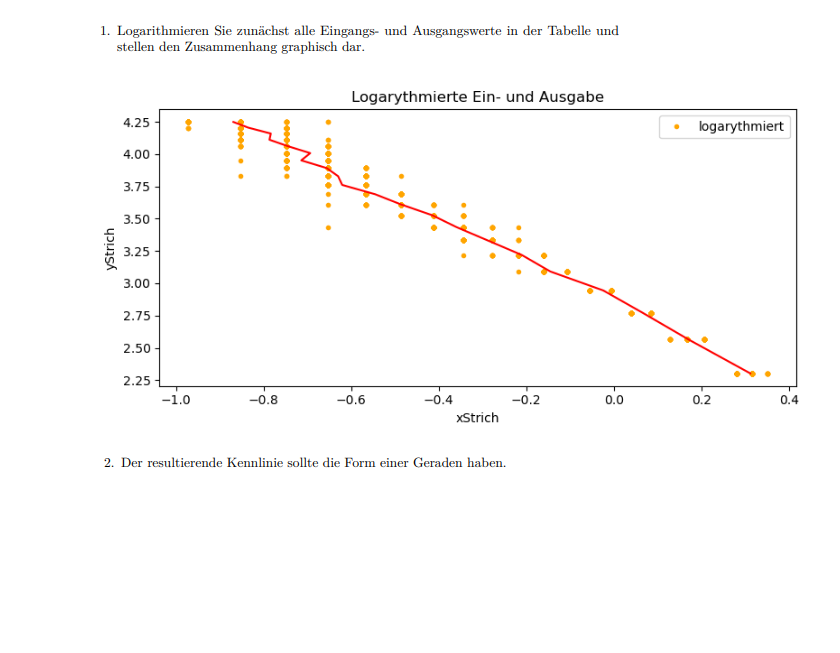
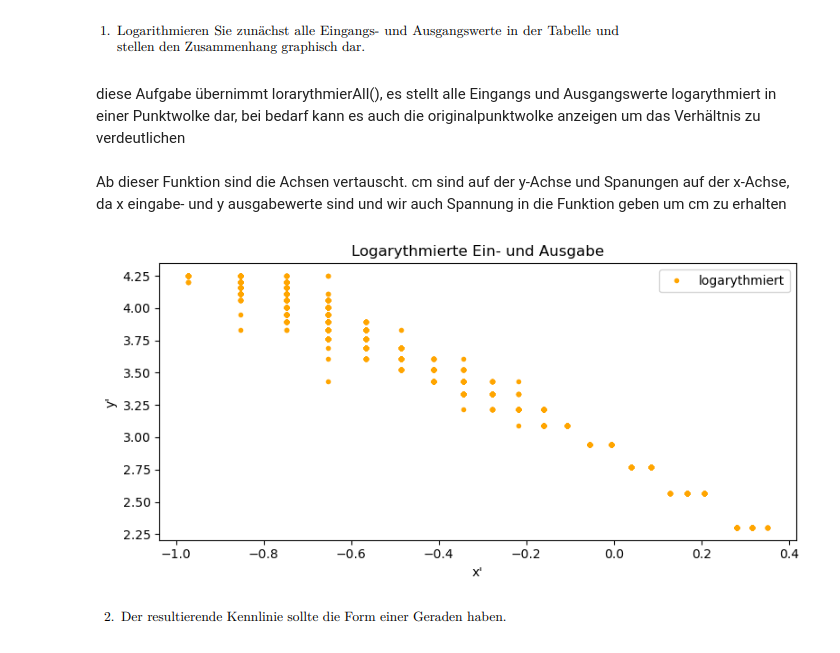
Before and after one commit to NikitaKusch01/TechGrudeKI, a Jupyter notebook: Labor1/datenverarbeitung.ipynb, the cells around one changed output. Cells and saved outputs as stored; diff of their text form; code cells hidden in the pictures; blank space fills up the shorter version.

```diff
--- a/Labor1/datenverarbeitung.ipynb
+++ b/Labor1/datenverarbeitung.ipynb
@@ -154,40 +202,46 @@ vergleiche(handmesswerte)
 ![image.png](attachment:image.png)
 # %% [markdown]
 ![image.png](attachment:image.png)
+# %% [markdown]
+diese Aufgabe übernimmt lorarythmierAll(), es stellt alle Eingangs und Ausgangswerte logarythmiert in einer Punktwolke dar, bei bedarf kann es auch die originalpunktwolke anzeigen um das Verhältnis zu verdeutlichen
+# %% [markdown]
+Ab dieser Funktion sind die Achsen vertauscht. cm sind auf der y-Achse und Spanungen auf der x-Achse, da x eingabe- und y ausgabewerte sind und wir auch Spannung in die Funktion geben um cm zu erhalten
 # %%
-def logarythmierAll():
-    x=[]
-    xM=[]
-    y=[]
-    plt.figure(figsize=(8,4))
-    for i in range(10,71,3):
-        cm=i
-        t, u, uM, stdu, emstd= rechne(f"C:\\Users\\Nikita\\Desktop\\Technische Grundlagen der KI\\Labor1\\Versuch1_{cm}cm.csv")
-
+def logarythmierAll(dateipfad=""):
+    plt.figure(figsize=(8,4))       #neuer Plott
+    for cm in range(10,71,3):       #für jeden cm-Schritt (alle 3 cm)
+        if(dateipfad==""):
+            t, u, uM, stdu, emstd = rechne(
+                f"C:\\Users\\Nikita\\Desktop\\Technische Grundlagen der KI\\Labor1\\Versuch1_{cm}cm.csv"
+            )
+        else:
+            t, u, uM, stdu, emstd = rechne(dateipfad)
         for j in range(len(u)):
             xStrich=np.log(u)
             yStrich=np.log(cm)
-            # Punkte sammeln für Kennlinie
-            xStrichM=np.log(uM)
-            xM.append(xStrichM)
-            x.append(xStrich)
-            y.append(yStrich)
-            if(j==0 and i==10):
+
+            if(j==0 and cm==10):
+                #optionaler originalplott
                 #plt.plot(u[j] ,cm , ".", color = "black", label= 'original')
+                #logarythmierter plott
                 plt.plot(xStrich[j] ,yStrich , ".", color = "orange", label= 'logarythmiert')
             else:
-               # plt.plot(u[j] ,cm , ".", color = "black")
+                #optionaler originalplott
+                #plt.plot(u[j] ,cm , ".", color = "black")
+                #logarythmierter plott
                 plt.plot(xStrich[j],yStrich, ".", color = "orange")
-    plt.plot(xM,y, "-", color = 'red', label = 'kennlinie' if not plt.gca().get_legend_handles_labels()[1] else "")
+
     plt.title("Logarythmierte Ein- und Ausgabe")
-    plt.legend(loc = "upper right")
-    plt.ylabel("yStrich")
-    plt.xlabel("xStrich")
+    plt.legend(loc = "upper right")     #legende oben rechts
+    plt.ylabel("y'")
+    plt.xlabel("x'")
+    #plt.tight_layout() passt automatisch die Abstände zwischen Plot und Rand so an,
+    #dass alles schön sichtbar bleibt
     plt.tight_layout()
     plt.show()
 
 logarythmierAll()
 # %% [output]
-[figure, old version]
+[figure, new version]
 # %% [markdown]
 ![image.png](attachment:image.png)
```
Also changed, not shown: parts of 20 cells of this notebook, 2 other files.
